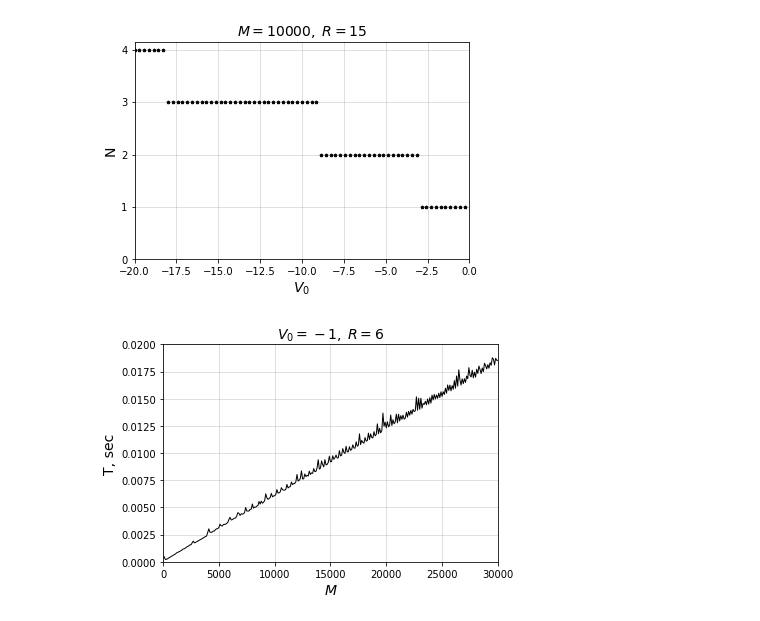
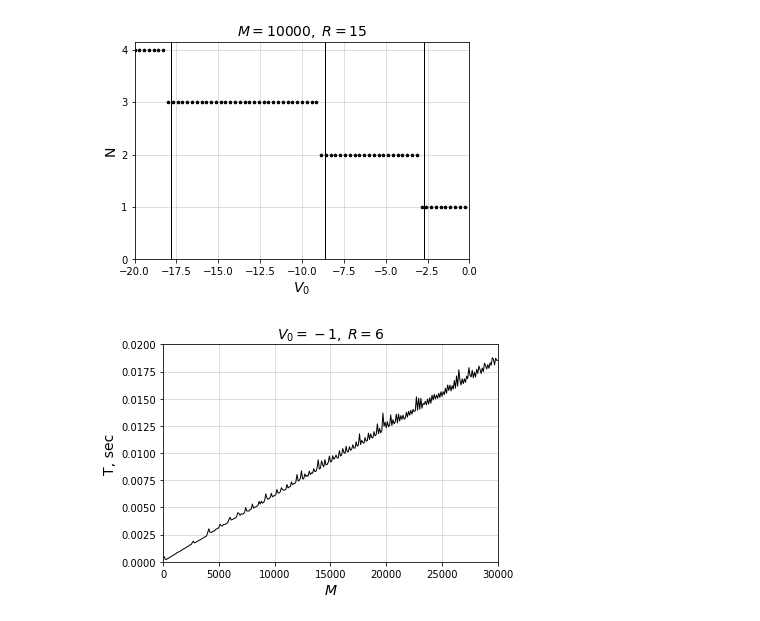
Before and after one commit to MrKozelberg/gaussian_wall, a Jupyter notebook: script.ipynb, the cells around one changed output. Drawn from its saved outputs; the diff is of its cells as text; code cells hidden in the pictures.

```diff
--- a/script.ipynb
+++ b/script.ipynb
@@ -6,20 +8,24 @@ import matplotlib.pyplot as plt
 data = np.genfromtxt('output/N_vs_v0.txt')
 # %%
 plt.plot(data[:, 0], data[:, 1], linestyle='', marker='p', color='black', ms=3)
+plt.axvline(x=-2.684, color='black', linestyle='-', linewidth=1)
+plt.axvline(x=-8.650, color='black', linestyle='-', linewidth=1)
+plt.axvline(x=-17.796, color='black', linestyle='-', linewidth=1)
+
 
 plt.xlabel(r'$V_0$', fontsize=14)
 plt.ylabel('N', fontsize=14)
 
 plt.title(r'$M=10000,\; R=15$', fontsize=14)
 
 plt.yticks([0,1,2,3,4])
 plt.xlim(data[-1, 0], 0)
 
 plt.grid(alpha=0.5)
 
 plt.savefig('figures/num_eigen_vs_v0.pdf')
 # %% [output]
-[figure, old version]
+[figure, new version]
 # %%
 t_vs_m = np.genfromtxt('output/T_vs_M.txt')
 # %%
```
Also changed, not shown: parts of 4 cells of this notebook, 21 other files.
